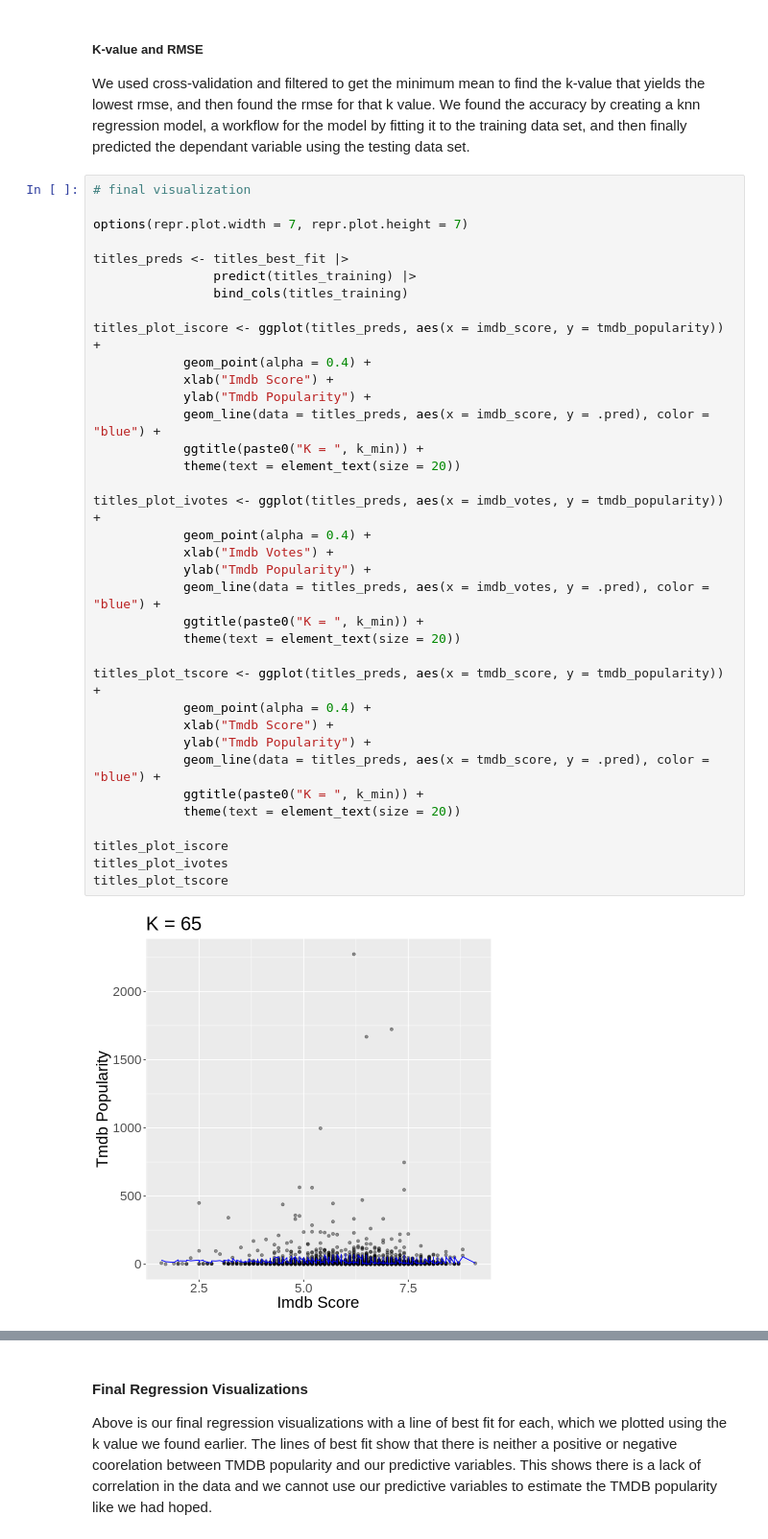
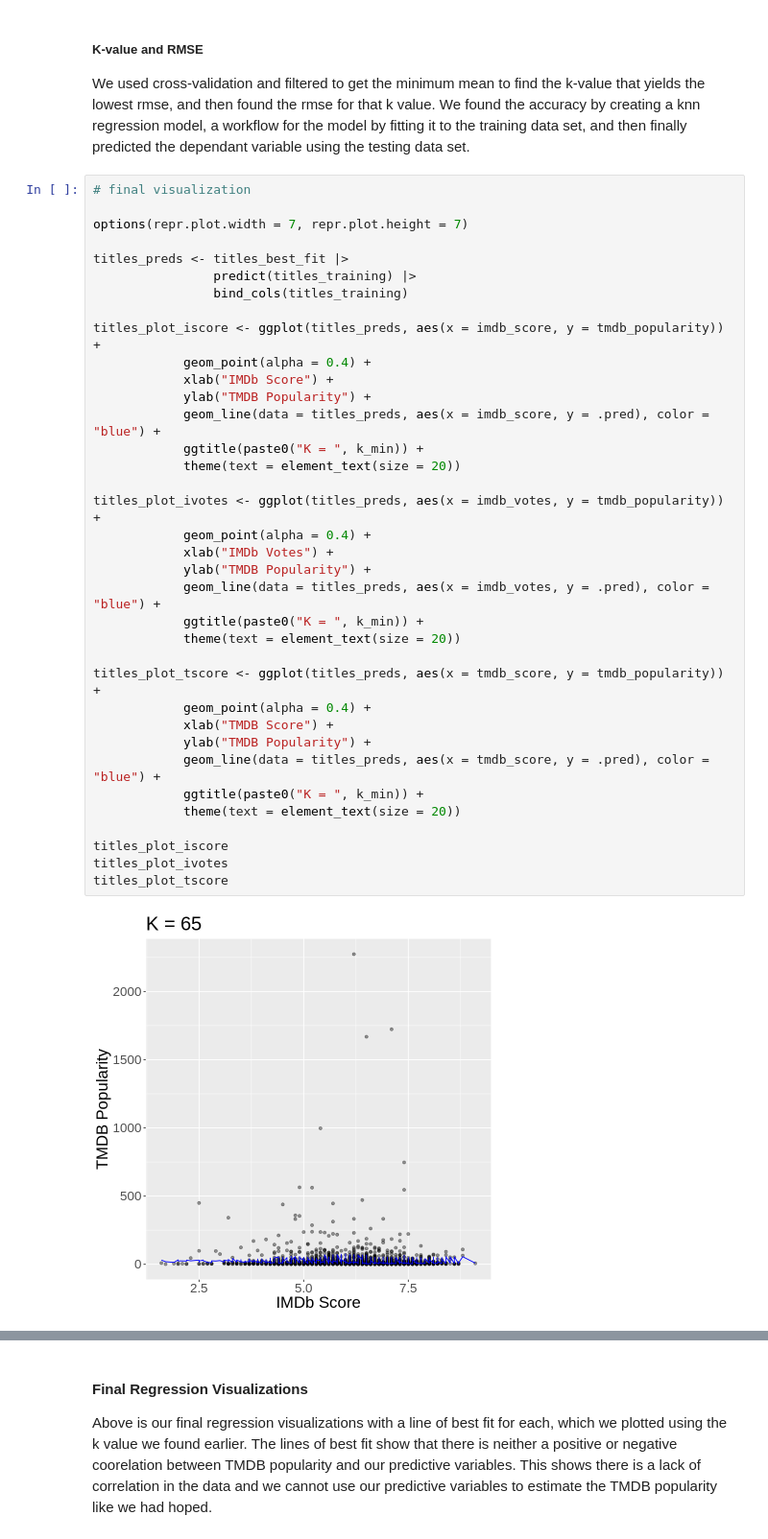
Before and after one commit to sm020402/dsci-100-2022w1-group-98, a Jupyter notebook: project_proposal/report.ipynb, the cells around one changed output, grey strips where cells are left out. Shown at 96% size. Cells and saved outputs as stored; diff of their text form.

```diff
--- a/project_proposal/report.ipynb
+++ b/project_proposal/report.ipynb
@@ -353,37 +371,37 @@ We used cross-validation and filtered to get the minimum mean to find the k-valu
 # final visualization
 
 options(repr.plot.width = 7, repr.plot.height = 7)
 
 titles_preds <- titles_best_fit |>
                 predict(titles_training) |>
                 bind_cols(titles_training)
 
 titles_plot_iscore <- ggplot(titles_preds, aes(x = imdb_score, y = tmdb_popularity)) +
             geom_point(alpha = 0.4) +
-            xlab("Imdb Score") +
-            ylab("Tmdb Popularity") +
+            xlab("IMDb Score") +
+            ylab("TMDB Popularity") +
             geom_line(data = titles_preds, aes(x = imdb_score, y = .pred), color = "blue") +
             ggtitle(paste0("K = ", k_min)) +
             theme(text = element_text(size = 20))
 
 titles_plot_ivotes <- ggplot(titles_preds, aes(x = imdb_votes, y = tmdb_popularity)) +
             geom_point(alpha = 0.4) +
-            xlab("Imdb Votes") +
-            ylab("Tmdb Popularity") +
+            xlab("IMDb Votes") +
+            ylab("TMDB Popularity") +
             geom_line(data = titles_preds, aes(x = imdb_votes, y = .pred), color = "blue") +
             ggtitle(paste0("K = ", k_min)) +
             theme(text = element_text(size = 20))
 
 titles_plot_tscore <- ggplot(titles_preds, aes(x = tmdb_score, y = tmdb_popularity)) +
             geom_point(alpha = 0.4) +
-            xlab("Tmdb Score") +
-            ylab("Tmdb Popularity") +
+            xlab("TMDB Score") +
+            ylab("TMDB Popularity") +
             geom_line(data = titles_preds, aes(x = tmdb_score, y = .pred), color = "blue") +
             ggtitle(paste0("K = ", k_min)) +
             theme(text = element_text(size = 20))
 
 titles_plot_iscore
 titles_plot_ivotes
 titles_plot_tscore
 # %% [output]
-[figure, old version]
+[figure, new version]
```
Also changed, not shown: parts of 8 cells of this notebook.
